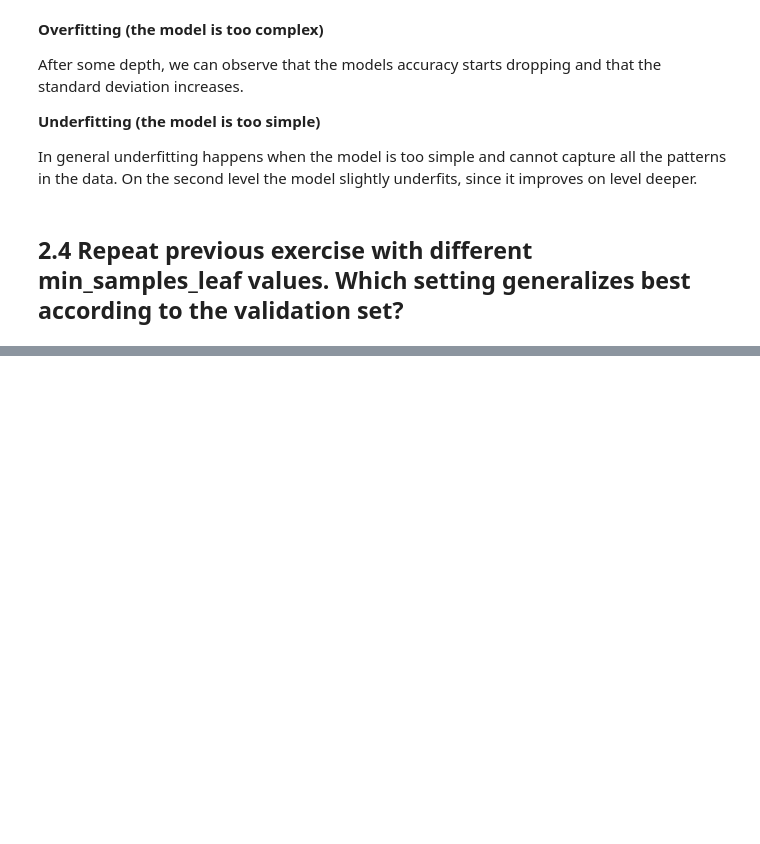
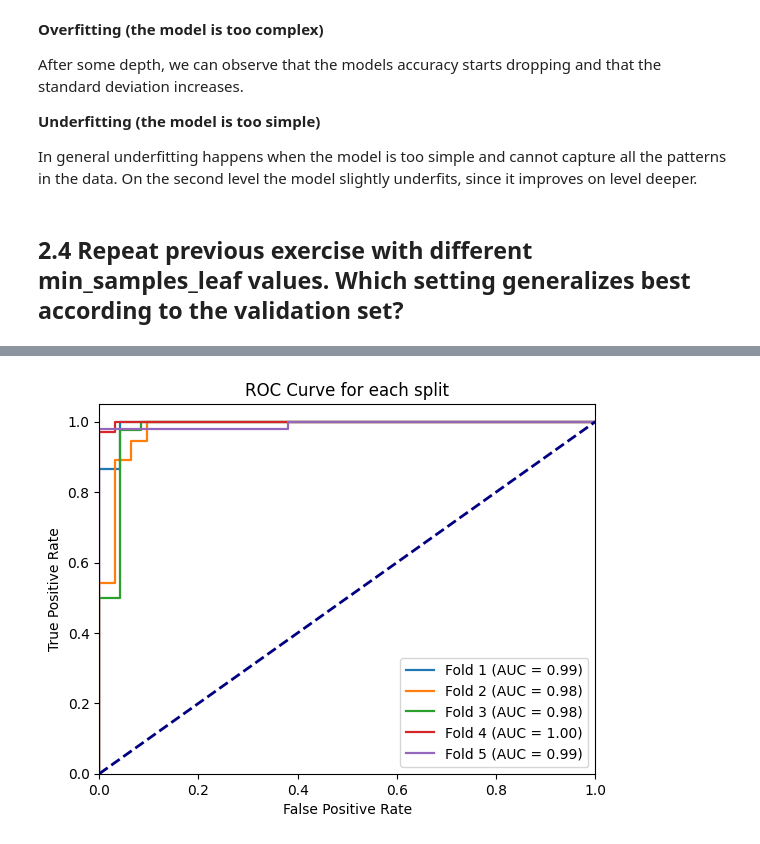
Before and after one commit to arthurBorger/machine_learning, a Jupyter notebook: assignment_2/exercise.ipynb, the cells around one changed output, grey strips where cells are left out. Drawn from its saved outputs; the diff is of its cells as text; code cells hidden in the pictures; blank space fills up the shorter version.

```diff
--- a/assignment_2/exercise.ipynb
+++ b/assignment_2/exercise.ipynb
@@ -260,0 +301,20 @@ Best min_samples_leaf based on cross-validation: 2
+# %%
+from sklearn import svm
+
+# Build a pipeline with scaling and SVM classifier
+linear_svm = Pipeline([
+    ('scaler', StandardScaler()),
+    ('clf', svm.SVC(kernel='linear',probability=True, random_state=42)),
+])
+# Fit on training and evaluate on validation set
+linear_svm.fit(X_train, y_train)
+y_val_pred = linear_svm.predict(X_val)
+val_accuracy_linear = accuracy_score(y_val, y_val_pred)
+
+print(f"Validation Accuracy with linear SVM: {val_accuracy_linear:.4f}")
+# Accuracy means and standard deviation across folds
+kf = KFold(n_splits=5, shuffle=True, random_state=42)
+cv_scores_linear_svm = cross_val_score(linear_svm, X_train, y_train, cv=kf, scoring="accuracy")
+print("Cross-validation scores with linear SVM (with scaling):", cv_scores_linear_svm)
+print(f"Mean accuracy: {cv_scores_linear_svm.mean():.4f}")
+print(f"Standard deviation: {cv_scores_linear_svm.std():.4f}")
@@ -260,0 +330,44 @@ Best min_samples_leaf based on cross-validation: 2
+# %%
+from sklearn.metrics import roc_curve, auc
+import matplotlib.pyplot as plt
+
+svm = linear_svm
+# Prepare to collect accuracy and AUC (area under the curve) for each fold
+accs, aucs = [], []
+
+# function to set up ROC plot
+def plot_roc_curve(title="ROC Curve"):
+    plt.xlim([0.0, 1.0])
+    plt.ylim([0.0, 1.05])
+    plt.xlabel('False Positive Rate')
+    plt.ylabel('True Positive Rate')
+    plt.title(title)
+    plt.legend(loc="lower right")
+    # random classifier line
+    plt.plot([0, 1], [0, 1], color='navy', lw=2, linestyle='--')
+
+plt.figure()
+
+for i, (tr_idx, va_idx) in enumerate(kf.split(X_train, y_train), start=1):
+    X_tr, X_va = X_train[tr_idx], X_train[va_idx]
+    y_tr, y_va = y_train[tr_idx], y_train[va_idx]
+
+    svm.fit(X_tr, y_tr)
+    y_pred = svm.predict(X_va)
+    y_prob = svm.predict_proba(X_va)[:, 1]
+
+    # accuracy and AUC per split
+    accs.append(accuracy_score(y_va, y_pred))
+    linear_fpr, linear_tpr, _ = roc_curve(y_va, y_prob)
+    roc_auc = auc(linear_fpr, linear_tpr)
+    aucs.append(roc_auc)
+
+    # plot ROC for this split
+    plt.plot(linear_fpr, linear_tpr, lw=1.6, label=f'Fold {i} (AUC = {roc_auc:.2f})')
+
+# Plot ROC curve for each split
+plot_roc_curve(title="ROC Curve for each split")
+
+plt.show()
+# %% [output]
+[figure, added]
```
Also changed, not shown: parts of 35 cells of this notebook, 2 other files.
